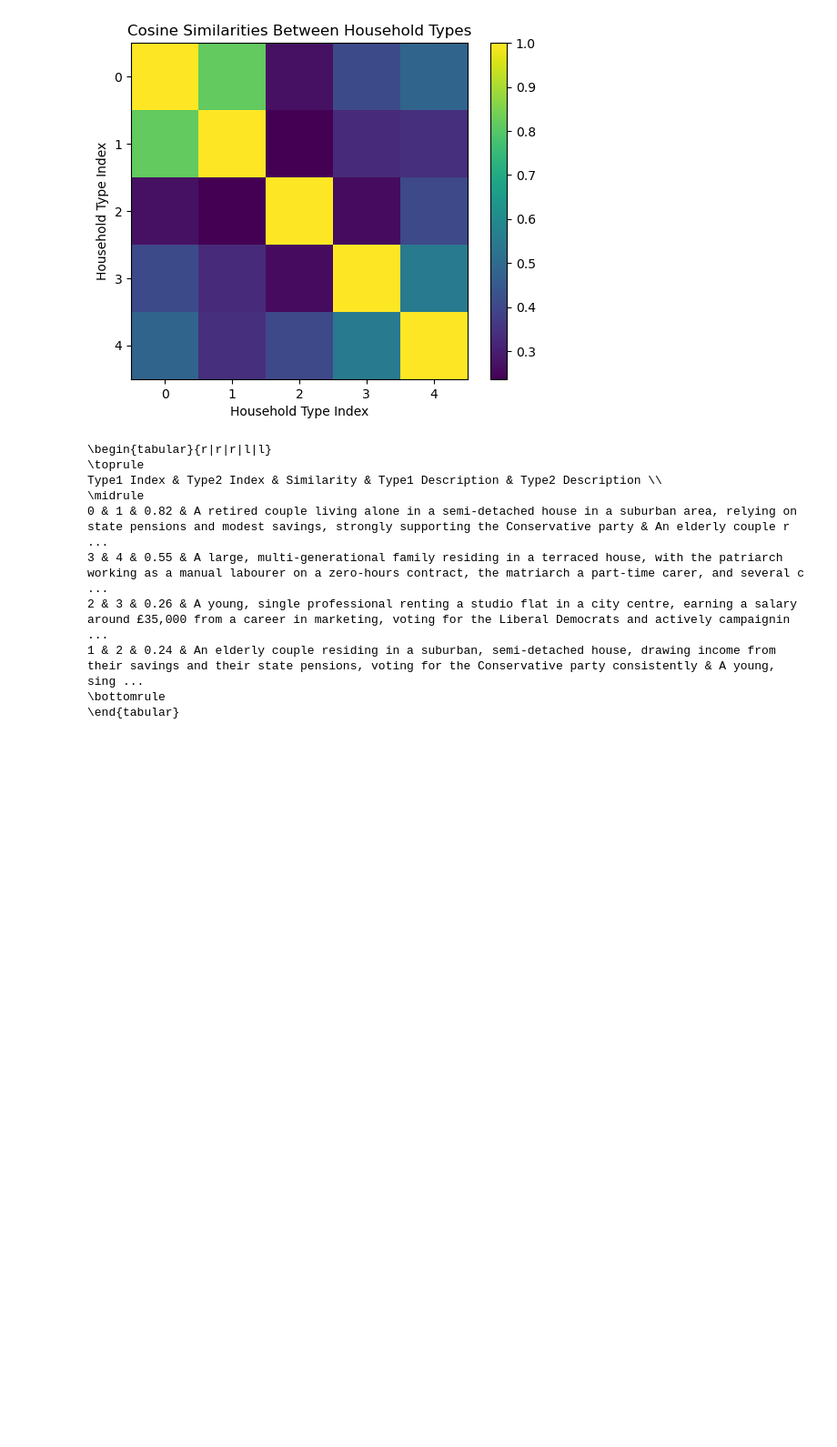
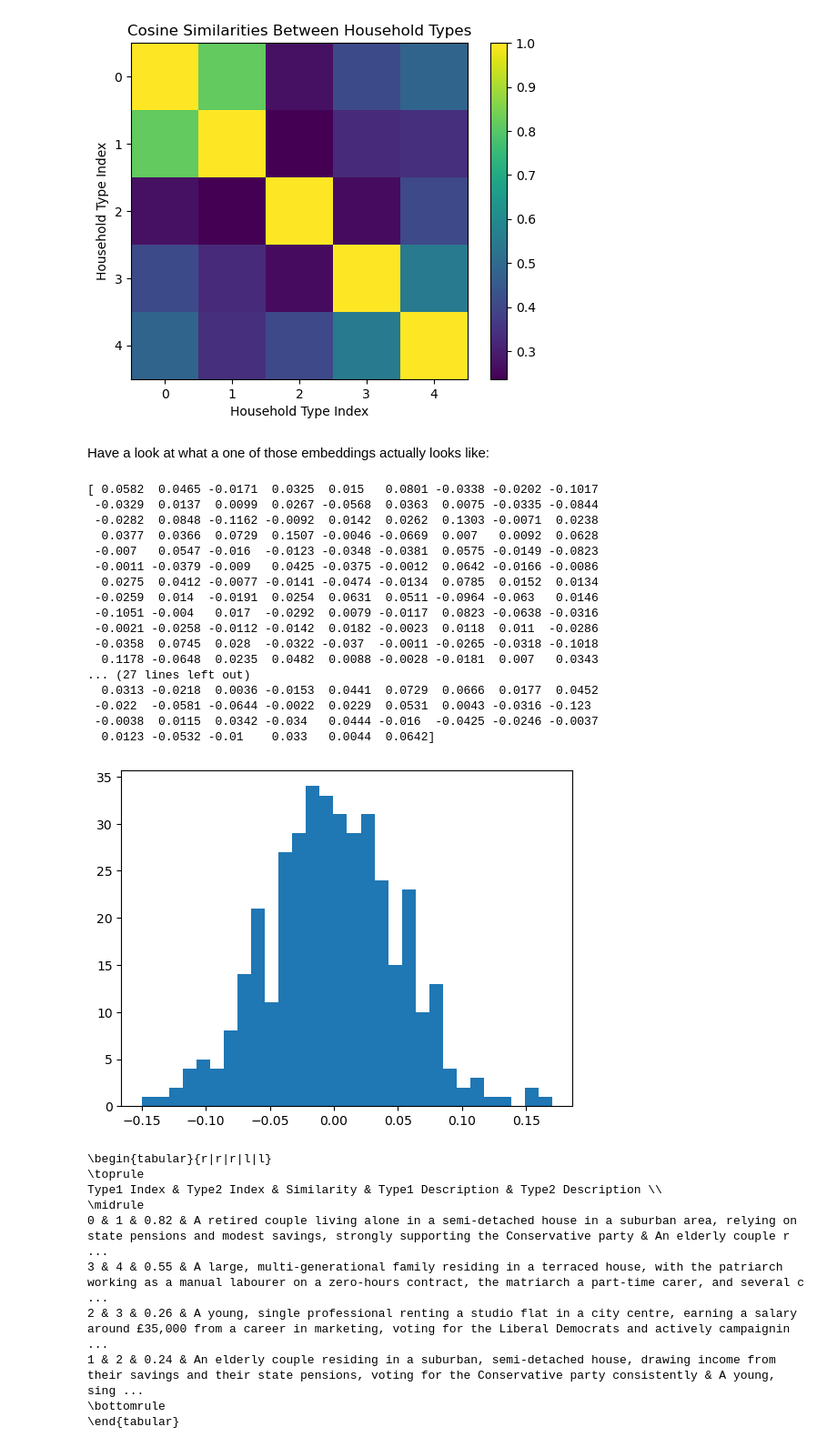
Before and after one commit to nickmalleson/playground, a Jupyter notebook: llm/schelling_embeddings/schelling_embeddings.ipynb, the cells around one changed output. Shown at 91% size. Saved outputs shown, nothing was run; the diff lists cells and outputs as text; code cells hidden in the pictures; blank space fills up the shorter version.

```diff
--- a/llm/schelling_embeddings/schelling_embeddings.ipynb
+++ b/llm/schelling_embeddings/schelling_embeddings.ipynb
@@ -64,6 +64,32 @@ To disable this warning, you can either:
         - Avoid using `tokenizers` before the fork if possible
         - Explicitly set the environment variable TOKENIZERS_PARALLELISM=(true | false)
 [figure]
+# %% [markdown]
+Have a look at what a one of those embeddings actually looks like:
+# %%
+np.set_printoptions(suppress=True, precision=4)
+print(embeddings[0])
+plt.hist(embeddings[0], bins=30)  # adjust bins as needed
+plt.show()
+# %% [output]
+[ 0.0582  0.0465 -0.0171  0.0325  0.015   0.0801 -0.0338 -0.0202 -0.1017
+ -0.0329  0.0137  0.0099  0.0267 -0.0568  0.0363  0.0075 -0.0335 -0.0844
+ -0.0282  0.0848 -0.1162 -0.0092  0.0142  0.0262  0.1303 -0.0071  0.0238
+  0.0377  0.0366  0.0729  0.1507 -0.0046 -0.0669  0.007   0.0092  0.0628
+ -0.007   0.0547 -0.016  -0.0123 -0.0348 -0.0381  0.0575 -0.0149 -0.0823
+ -0.0011 -0.0379 -0.009   0.0425 -0.0375 -0.0012  0.0642 -0.0166 -0.0086
+  0.0275  0.0412 -0.0077 -0.0141 -0.0474 -0.0134  0.0785  0.0152  0.0134
+ -0.0259  0.014  -0.0191  0.0254  0.0631  0.0511 -0.0964 -0.063   0.0146
+ -0.1051 -0.004   0.017  -0.0292  0.0079 -0.0117  0.0823 -0.0638 -0.0316
+ -0.0021 -0.0258 -0.0112 -0.0142  0.0182 -0.0023  0.0118  0.011  -0.0286
+ -0.0358  0.0745  0.028  -0.0322 -0.037  -0.0011 -0.0265 -0.0318 -0.1018
+  0.1178 -0.0648  0.0235  0.0482  0.0088 -0.0028 -0.0181  0.007   0.0343
+... (27 lines left out)
+  0.0313 -0.0218  0.0036 -0.0153  0.0441  0.0729  0.0666  0.0177  0.0452
+ -0.022  -0.0581 -0.0644 -0.0022  0.0229  0.0531  0.0043 -0.0316 -0.123
+ -0.0038  0.0115  0.0342 -0.034   0.0444 -0.016  -0.0425 -0.0246 -0.0037
+  0.0123 -0.0532 -0.01    0.033   0.0044  0.0642]
+[figure, added]
 # %%
 # Create a list of (type_i, type_j, similarity) for all unique pairs
 pairs = []
```
Also changed, not shown: parts of 3 cells of this notebook, 2 other files.
